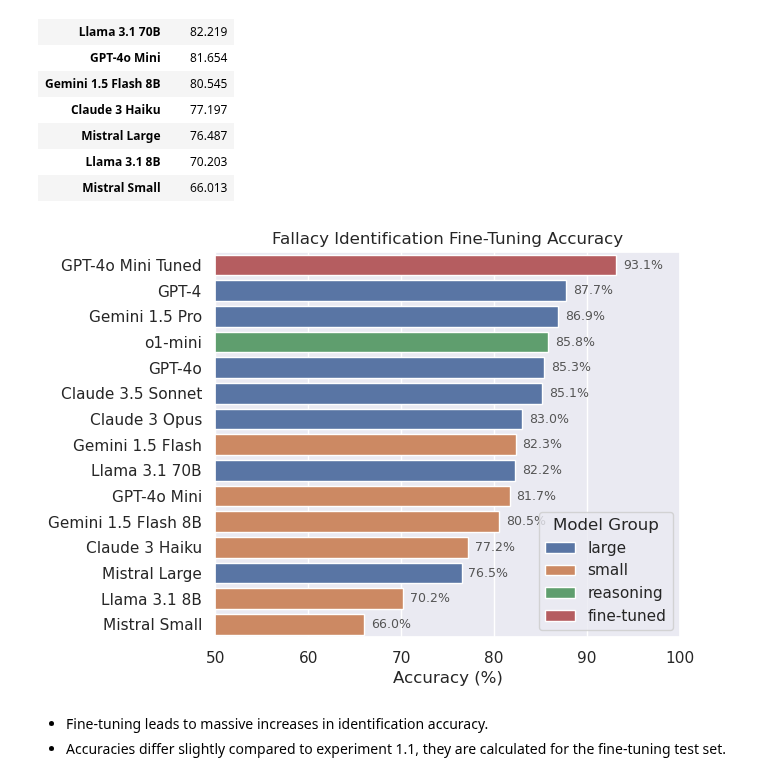
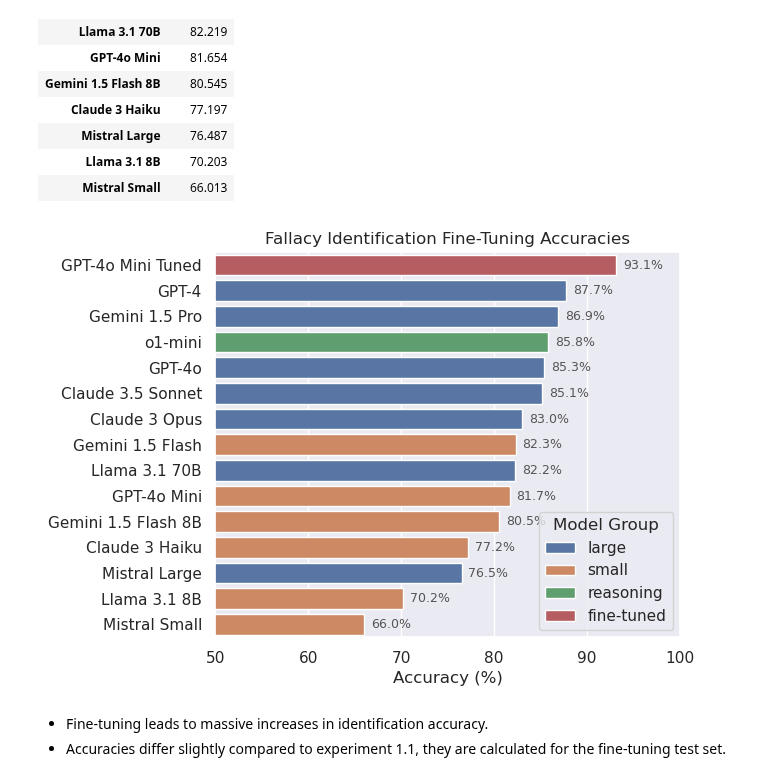
Before and after one commit to aimfeld/fallacy-detection, a Jupyter notebook: fallacy_identification.ipynb, the cells around one changed output. Saved outputs shown, nothing was run; the diff lists cells and outputs as text; code cells hidden in the pictures.

Commit message:
figures and tables

```diff
--- a/fallacy_identification.ipynb
+++ b/fallacy_identification.ipynb
@@ -1202,15 +1203,15 @@ display_llm_table(df_overall_accuracies_e14)
 # %%
 plot_accuracies(
     data=add_llm_info(df_overall_accuracies_e14),
     figsize=(6, 5),
-    title='Fallacy Identification Fine-Tuning Accuracy',
+    title='Fallacy Identification Fine-Tuning Accuracies',
     hue='llm_group',
     legend_title='Model Group',
     annotate=True,
     xlim=(50, 100),
 )
 # %% [output]
-[figure, old version]
+[figure, new version]
 # %% [markdown]
 - Fine-tuning leads to massive increases in identification accuracy.
 - Accuracies differ slightly compared to experiment 1.1, they are calculated for the fine-tuning test set.
```
Also changed, not shown: parts of 8 cells of this notebook, 1 other file.
